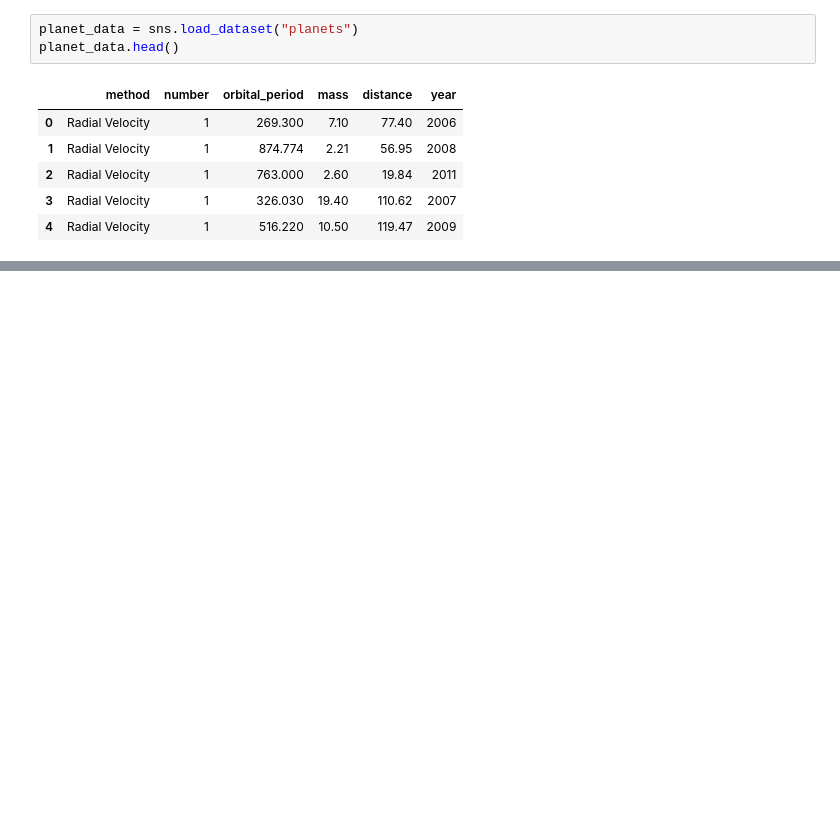
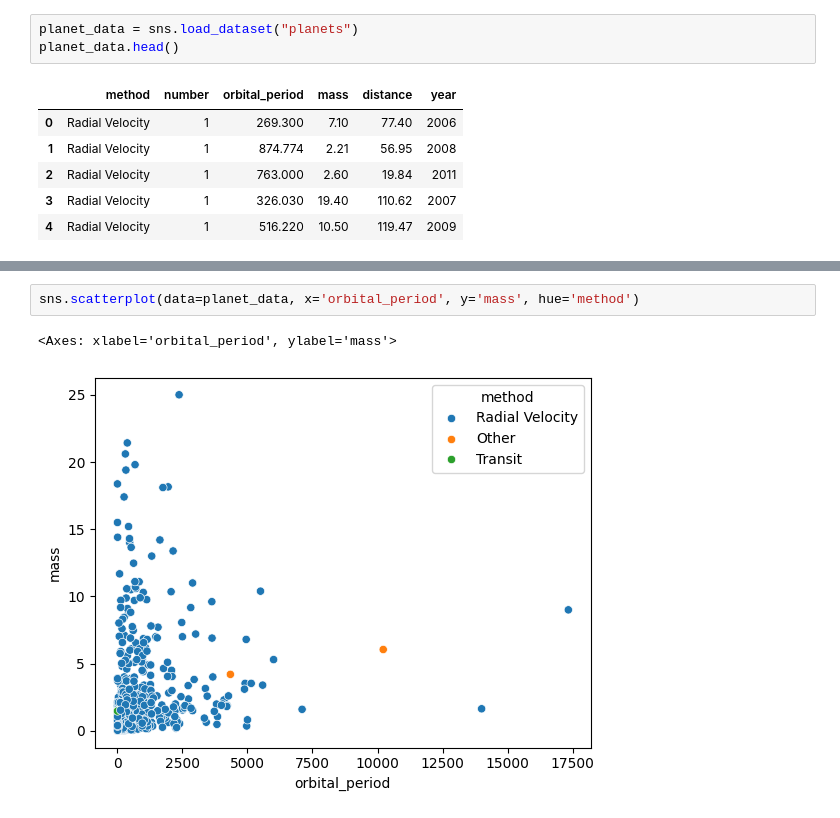
Before and after one commit to Mikeecee1/ProjectPractice-, a Jupyter notebook: jupyter_notebooks/practice.ipynb, the cells around one changed output, grey strips where cells are left out. Cells and saved outputs as stored; diff of their text form; blank space fills up the shorter version.

```diff
--- a/jupyter_notebooks/practice.ipynb
+++ b/jupyter_notebooks/practice.ipynb
@@ -31,0 +118,5 @@ planet_data.info()
+# %%
+sns.scatterplot(data=planet_data, x='orbital_period', y='mass', hue='method')
+# %% [output]
+<Axes: xlabel='orbital_period', ylabel='mass'>
+[figure, added]
```
Also changed, not shown: parts of 8 cells of this notebook.
